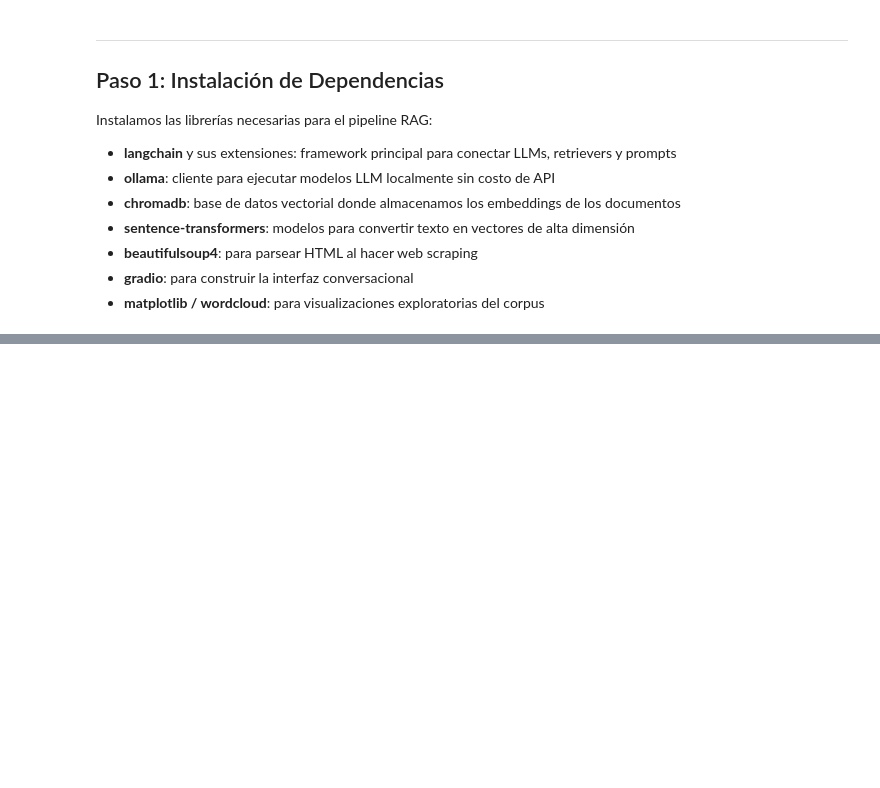
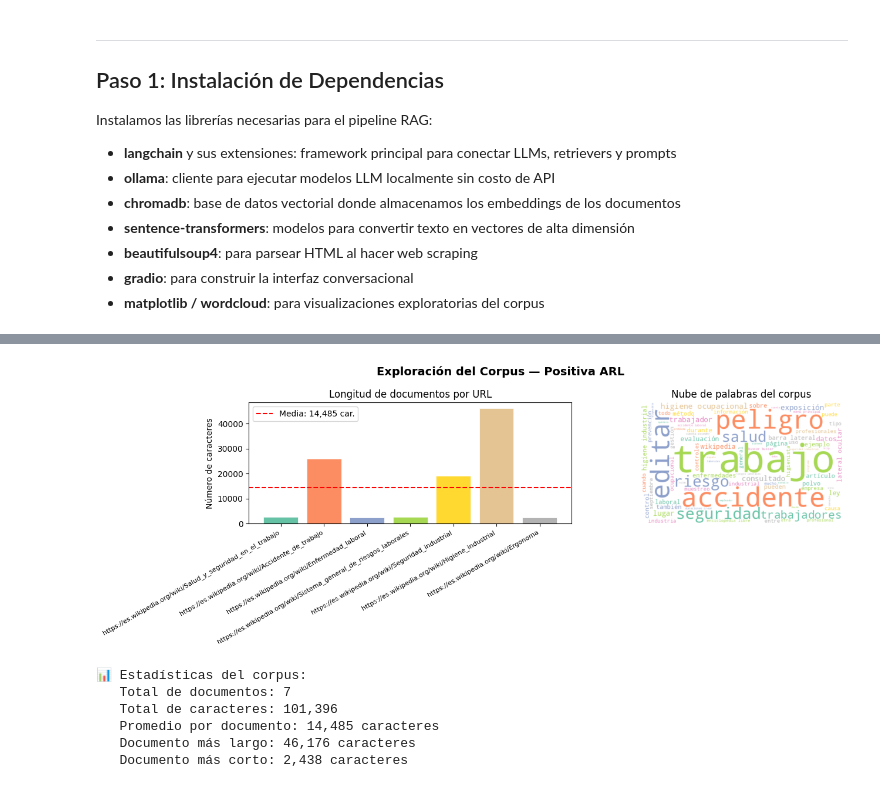
Before and after one commit to dvarelaj/nlp-miniproyecto-icesi, a Jupyter notebook: Sesion 6/modelos_generativos_RAG.ipynb, the cells around one changed output, grey strips where cells are left out. Drawn from its saved outputs; the diff is of its cells as text; code cells hidden in the pictures; blank space fills up the shorter version.

```diff
--- a/Sesion 6/modelos_generativos_RAG.ipynb
+++ b/Sesion 6/modelos_generativos_RAG.ipynb
@@ -208,0 +246,62 @@ This share link expires in 1 week. For free permanent hosting and GPU upgrades,
+# %%
+import matplotlib.pyplot as plt
+import matplotlib.patches as mpatches
+from wordcloud import WordCloud
+import numpy as np
+import re
+
+# ── Distribución de longitudes de documentos ──────────────────────────────────
+longitudes = [len(doc.page_content) for doc in documents]
+fuentes = [doc.metadata.get('source', 'N/A').replace('https://www.positiva.gov.co/', '') for doc in documents]
+
+fig, axes = plt.subplots(1, 2, figsize=(14, 5))
+fig.suptitle('Exploración del Corpus — Positiva ARL', fontsize=14, fontweight='bold')
+
+# Gráfico de barras por documento
+colores = plt.cm.Set2(np.linspace(0, 1, len(documents)))
+bars = axes[0].bar(range(len(documents)), longitudes, color=colores, edgecolor='white', linewidth=0.5)
+axes[0].set_xticks(range(len(documents)))
+axes[0].set_xticklabels([f.rstrip('/') for f in fuentes], rotation=30, ha='right', fontsize=8)
+axes[0].set_ylabel('Número de caracteres')
+axes[0].set_title('Longitud de documentos por URL')
+axes[0].axhline(np.mean(longitudes), color='red', linestyle='--', label=f'Media: {int(np.mean(longitudes)):,} car.')
+axes[0].legend()
+
+# Nube de palabras del corpus completo
+texto_corpus = ' '.join([doc.page_content for doc in documents])
+# Eliminamos stopwords básicas en español
+stopwords_es = {'de', 'la', 'el', 'en', 'y', 'a', 'los', 'del', 'se', 'las',
+                'un', 'con', 'por', 'para', 'su', 'es', 'que', 'no', 'al', 'una',
+                'como', 'más', 'lo', 'le', 'sus', 'o', 'pero', 'si', 'este',
+                'esta', 'esto', 'son', 'fue', 'ser', 'ha', 'hay', 'ya', 'te'}
+
+wc = WordCloud(
+    width=500, height=300,
+    background_color='white',
+    stopwords=stopwords_es,
+    colormap='Set2',
+    max_words=80
+).generate(texto_corpus.lower())
+
+axes[1].imshow(wc, interpolation='bilinear')
+axes[1].axis('off')
+axes[1].set_title('Nube de palabras del corpus')
+
+plt.tight_layout()
+plt.savefig('exploracion_corpus.png', dpi=150, bbox_inches='tight')
+plt.show()
+
+print(f'\n📊 Estadísticas del corpus:')
+print(f'   Total de documentos: {len(documents)}')
+print(f'   Total de caracteres: {sum(longitudes):,}')
+print(f'   Promedio por documento: {int(np.mean(longitudes)):,} caracteres')
+print(f'   Documento más largo: {max(longitudes):,} caracteres')
+print(f'   Documento más corto: {min(longitudes):,} caracteres')
+# %% [output]
+[figure, added]
+📊 Estadísticas del corpus:
+   Total de documentos: 7
+   Total de caracteres: 101,396
+   Promedio por documento: 14,485 caracteres
+   Documento más largo: 46,176 caracteres
+   Documento más corto: 2,438 caracteres
```
Also changed, not shown: parts of 28 cells of this notebook.
